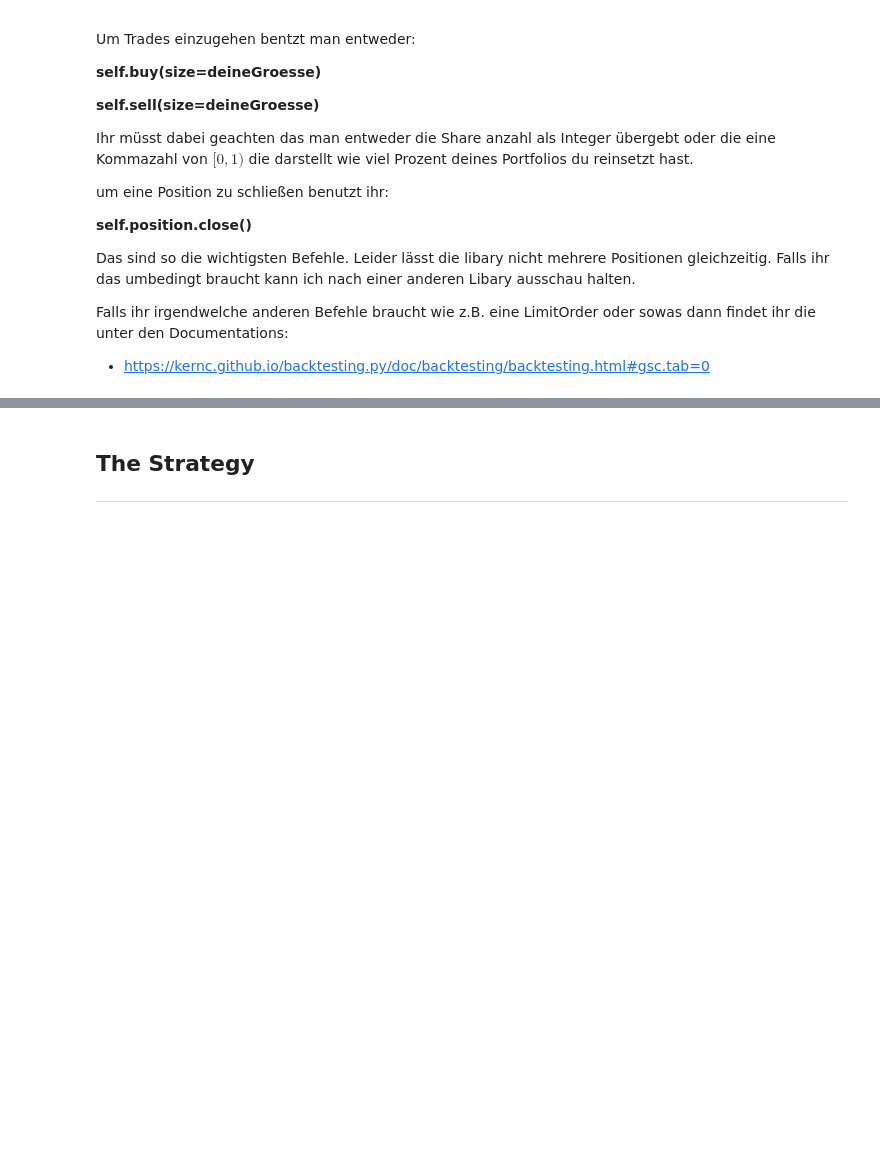
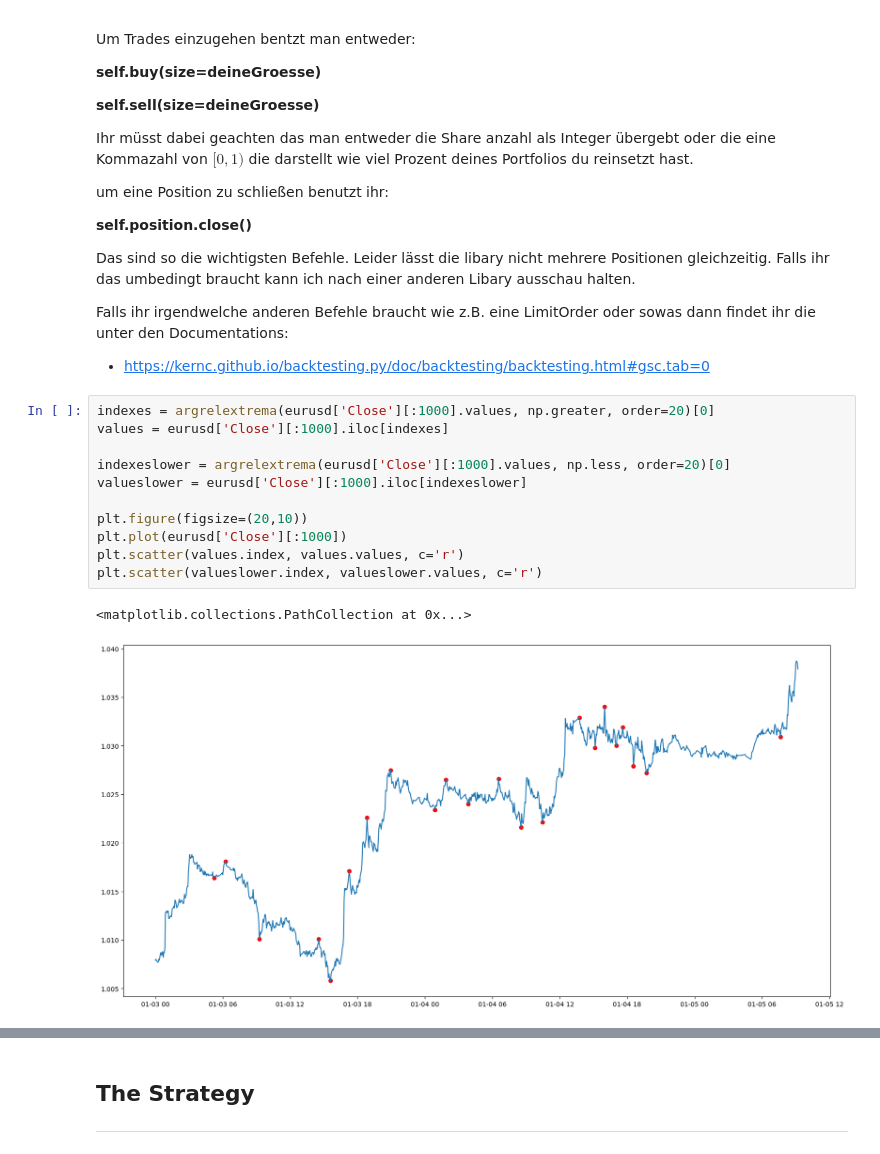
Before and after one commit to d3nnis2001/PIES, a Jupyter notebook: algo.ipynb, the cells around one changed output, grey strips where cells are left out. Cells and saved outputs as stored; diff of their text form; blank space fills up the shorter version.

```diff
--- a/algo.ipynb
+++ b/algo.ipynb
@@ -75,3 +76,17 @@ Das sind so die wichtigsten Befehle. Leider lässt die libary nicht mehrere Posi
 Falls ihr irgendwelche anderen Befehle braucht wie z.B. eine LimitOrder oder sowas dann findet ihr die unter den Documentations:
 
 - https://kernc.github.io/backtesting.py/doc/backtesting/backtesting.html#gsc.tab=0
+# %%
+indexes = argrelextrema(eurusd['Close'][:1000].values, np.greater, order=20)[0]
+values = eurusd['Close'][:1000].iloc[indexes]
+
+indexeslower = argrelextrema(eurusd['Close'][:1000].values, np.less, order=20)[0]
+valueslower = eurusd['Close'][:1000].iloc[indexeslower]
+
+plt.figure(figsize=(20,10))
+plt.plot(eurusd['Close'][:1000])
+plt.scatter(values.index, values.values, c='r')
+plt.scatter(valueslower.index, valueslower.values, c='r')
+# %% [output]
+<matplotlib.collections.PathCollection at 0x...>
+[figure, added]
```
Also changed, not shown: parts of 5 cells of this notebook, 2 other files.
